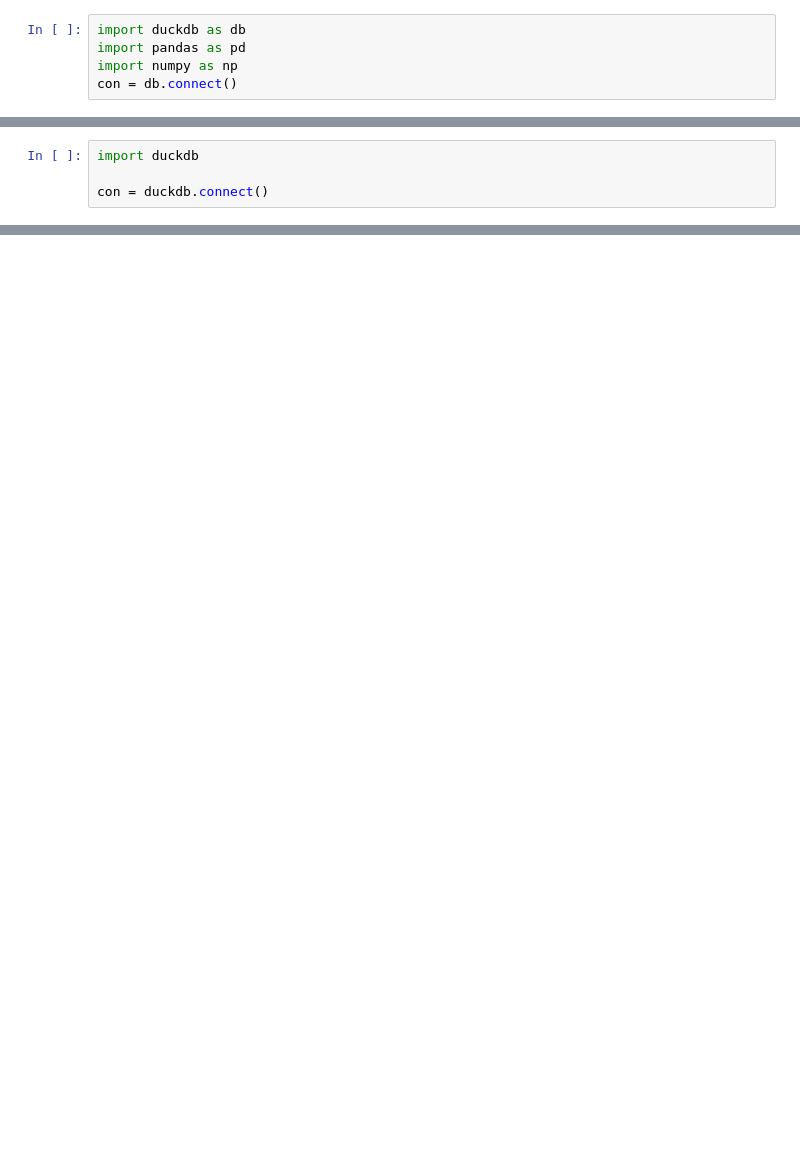
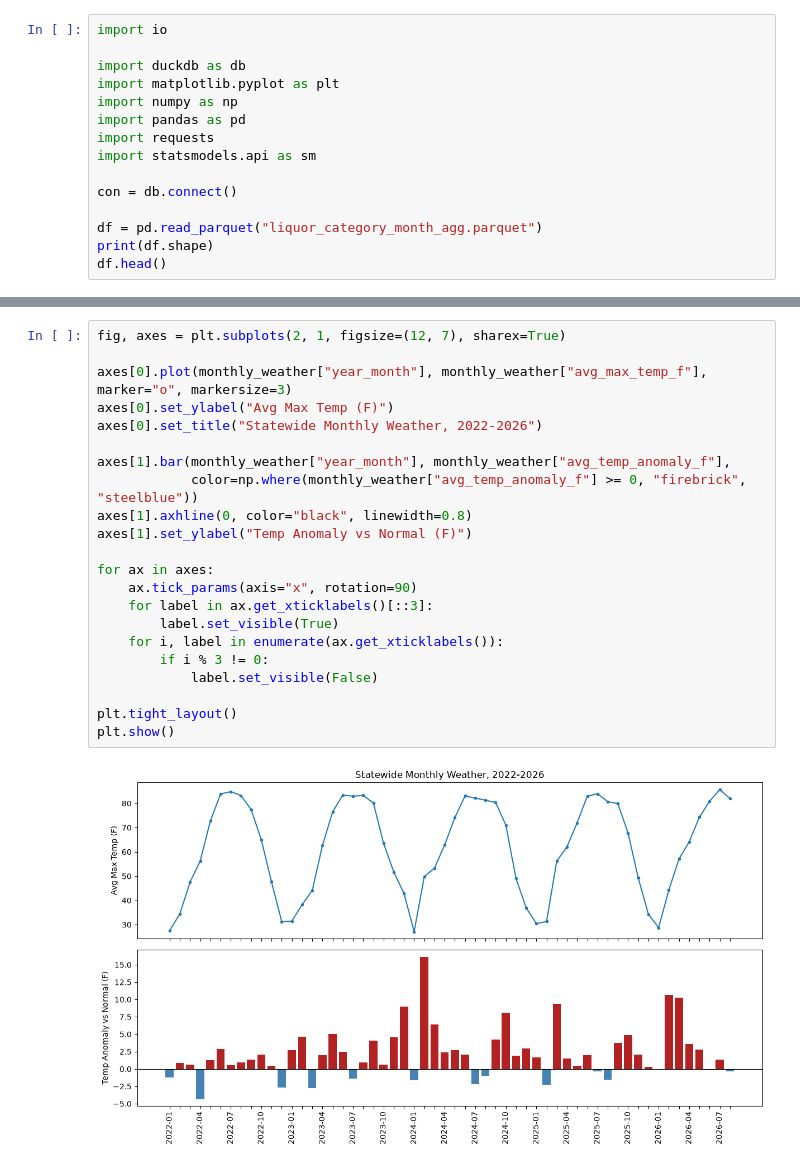
Before and after one commit to otishunt/data4401-joe, a Jupyter notebook: caseb.ipynb, the cells around one changed output, grey strips where cells are left out. Cells and saved outputs as stored; diff of their text form; blank space fills up the shorter version.

```diff
--- a/caseb.ipynb
+++ b/caseb.ipynb
@@ -3,5 +14,15 @@
 # %%
+import io
+
 import duckdb as db
+import matplotlib.pyplot as plt
+import numpy as np
 import pandas as pd
-import numpy as np
+import requests
+import statsmodels.api as sm
+
 con = db.connect()
+
+df = pd.read_parquet("liquor_category_month_agg.parquet")
+print(df.shape)
+df.head()
@@ -10,4 +36,0 @@ con = db.connect()
-# %%
-import duckdb
-
-con = duckdb.connect()
@@ -55,0 +164,24 @@ FileNotFoundError: [Errno 2] No such file or directory: 'OneDrive_1_9-10-2026.zi
+# %%
+fig, axes = plt.subplots(2, 1, figsize=(12, 7), sharex=True)
+
+axes[0].plot(monthly_weather["year_month"], monthly_weather["avg_max_temp_f"], marker="o", markersize=3)
+axes[0].set_ylabel("Avg Max Temp (F)")
+axes[0].set_title("Statewide Monthly Weather, 2022-2026")
+
+axes[1].bar(monthly_weather["year_month"], monthly_weather["avg_temp_anomaly_f"],
+            color=np.where(monthly_weather["avg_temp_anomaly_f"] >= 0, "firebrick", "steelblue"))
+axes[1].axhline(0, color="black", linewidth=0.8)
+axes[1].set_ylabel("Temp Anomaly vs Normal (F)")
+
+for ax in axes:
+    ax.tick_params(axis="x", rotation=90)
+    for label in ax.get_xticklabels()[::3]:
+        label.set_visible(True)
+    for i, label in enumerate(ax.get_xticklabels()):
+        if i % 3 != 0:
+            label.set_visible(False)
+
+plt.tight_layout()
+plt.show()
+# %% [output]
+[figure, added]
```
Also changed, not shown: parts of 20 cells of this notebook, 1 other file.
